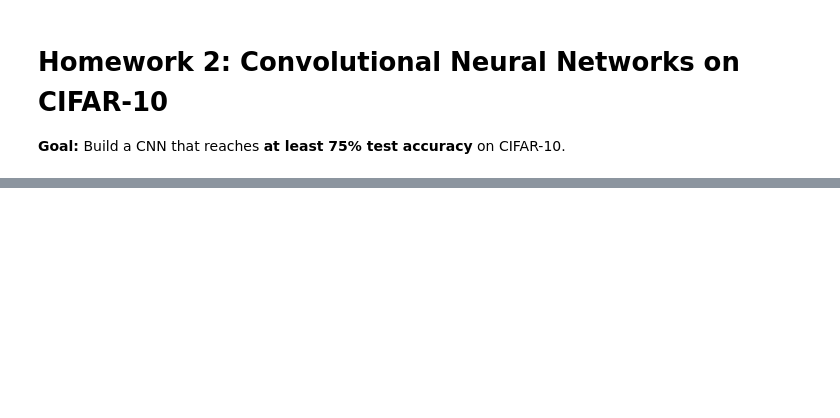
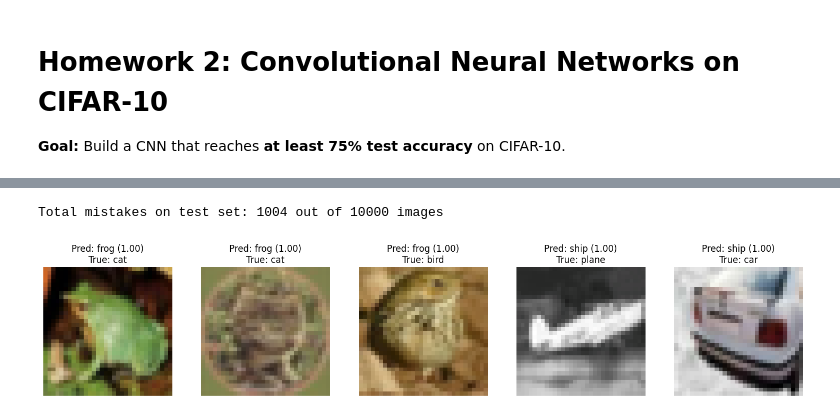
Before and after one commit to bberrium/Picsart-Academy, a Jupyter notebook: Phase 3/DL/notebooks/Anahit_Mkrtumyan_HW2.ipynb, the cells around one changed output, grey strips where cells are left out. Saved outputs shown, nothing was run; the diff lists cells and outputs as text; code cells hidden in the pictures; blank space fills up the shorter version.

```diff
--- a/Phase 3/DL/notebooks/Anahit_Mkrtumyan_HW2.ipynb
+++ b/Phase 3/DL/notebooks/Anahit_Mkrtumyan_HW2.ipynb
@@ -239,31 +304,35 @@ with torch.no_grad():
         probs = F.softmax(outputs, dim=1)
         confidences, preds = torch.max(probs, dim=1)
 
         wrong_mask = preds != labels_dev
         wrong_idx = wrong_mask.nonzero(as_tuple=True)[0]
 
         for idx in wrong_idx:
             mistakes.append((
                 confidences[idx].item(),
                 images[idx].cpu(),          # keep the original (un-normalized-in-place) CPU tensor
                 preds[idx].item(),
                 labels[idx].item(),
             ))
 
 # Sort by confidence, highest (most confidently wrong) first
 mistakes.sort(key=lambda x: x[0], reverse=True)
 
 print(f"Total mistakes on test set: {len(mistakes)} out of {len(testset)} images")
 
 # Plot the top 5 most confidently incorrect predictions
 fig, axes = plt.subplots(1, 5, figsize=(15, 3))
 for i in range(5):
     conf, img, pred, true = mistakes[i]
-    img = img / 2 + 0.5  # unnormalize for display
+    img = img*std + mean
+    img = img.clamp(0, 1)
     npimg = img.numpy()
     axes[i].imshow(np.transpose(npimg, (1, 2, 0)))
     axes[i].set_title(f"Pred: {classes[pred]} ({conf:.2f})\nTrue: {classes[true]}")
     axes[i].axis('off')
 
 plt.tight_layout()
 plt.show()
+# %% [output]
+Total mistakes on test set: 1004 out of 10000 images
+[figure, added]
```
Also changed, not shown: parts of 8 cells of this notebook.
